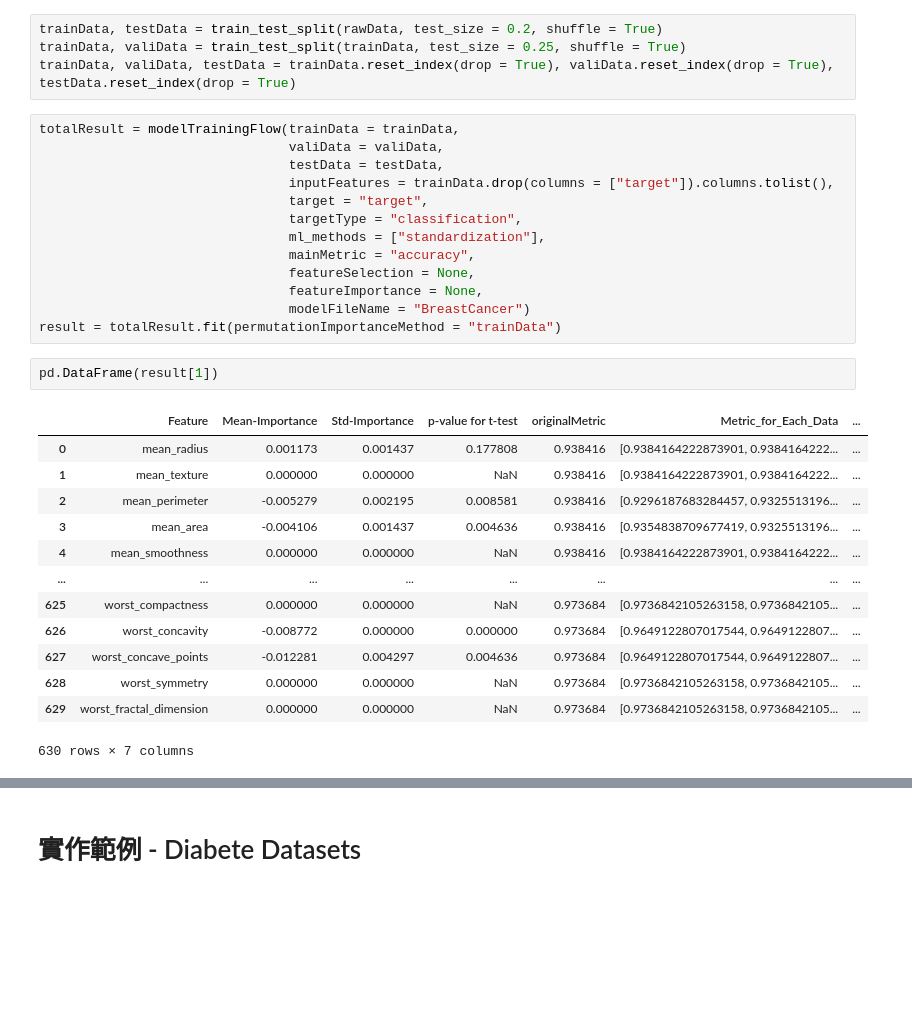
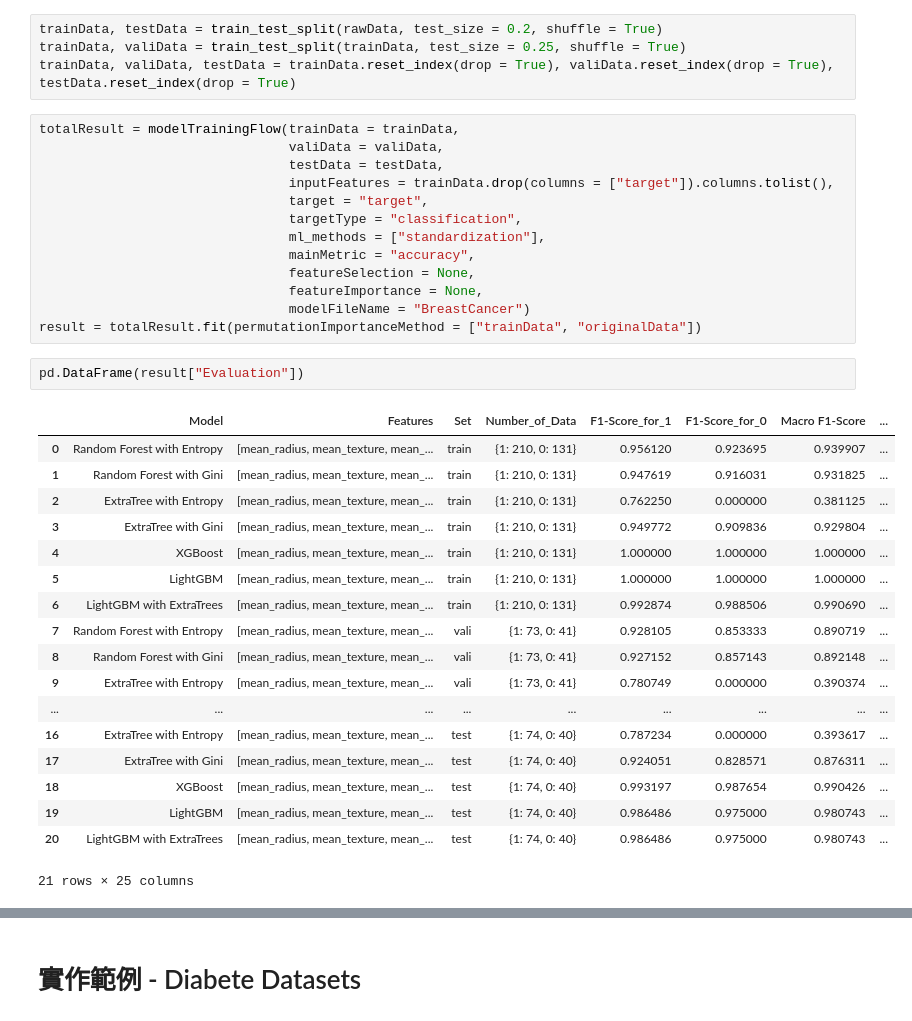
Before and after one commit to Wang-Jian-An/CustomizedAutoML, a Jupyter notebook: Example.ipynb, the cells around one changed output, grey strips where cells are left out. Saved outputs shown, nothing was run; the diff lists cells and outputs as text; blank space fills up the shorter version.

```diff
--- a/Example.ipynb
+++ b/Example.ipynb
@@ -32,20 +32,25 @@ totalResult = modelTrainingFlow(trainData = trainData,
                                 featureSelection = None,
                                 featureImportance = None,
                                 modelFileName = "BreastCancer")
-result = totalResult.fit(permutationImportanceMethod = "trainData")
+result = totalResult.fit(permutationImportanceMethod = ["trainData", "originalData"])
 # %%
-pd.DataFrame(result[1])
+pd.DataFrame(result["Evaluation"])
 # %% [output]
-|  | Feature | Mean-Importance | Std-Importance | p-value for t-test | originalMetric | Metric_for_Each_Data | ... |
-| 0 | mean_radius | 0.001173 | 0.001437 | 0.177808 | 0.938416 | [0.9384164222873901, 0.9384164222... | ... |
-| 1 | mean_texture | 0.000000 | 0.000000 | NaN | 0.938416 | [0.9384164222873901, 0.9384164222... | ... |
-| 2 | mean_perimeter | -0.005279 | 0.002195 | 0.008581 | 0.938416 | [0.9296187683284457, 0.9325513196... | ... |
-| 3 | mean_area | -0.004106 | 0.001437 | 0.004636 | 0.938416 | [0.9354838709677419, 0.9325513196... | ... |
-| 4 | mean_smoothness | 0.000000 | 0.000000 | NaN | 0.938416 | [0.9384164222873901, 0.9384164222... | ... |
-| ... | ... | ... | ... | ... | ... | ... | ... |
-| 625 | worst_compactness | 0.000000 | 0.000000 | NaN | 0.973684 | [0.9736842105263158, 0.9736842105... | ... |
-| 626 | worst_concavity | -0.008772 | 0.000000 | 0.000000 | 0.973684 | [0.9649122807017544, 0.9649122807... | ... |
-| 627 | worst_concave_points | -0.012281 | 0.004297 | 0.004636 | 0.973684 | [0.9649122807017544, 0.9649122807... | ... |
-| 628 | worst_symmetry | 0.000000 | 0.000000 | NaN | 0.973684 | [0.9736842105263158, 0.9736842105... | ... |
-| 629 | worst_fractal_dimension | 0.000000 | 0.000000 | NaN | 0.973684 | [0.9736842105263158, 0.9736842105... | ... |
+|  | Model | Features | Set | Number_of_Data | F1-Score_for_1 | F1-Score_for_0 | Macro F1-Score | ... |
+| 0 | Random Forest with Entropy | [mean_radius, mean_texture, mean_... | train | {1: 210, 0: 131} | 0.956120 | 0.923695 | 0.939907 | ... |
+| 1 | Random Forest with Gini | [mean_radius, mean_texture, mean_... | train | {1: 210, 0: 131} | 0.947619 | 0.916031 | 0.931825 | ... |
+| 2 | ExtraTree with Entropy | [mean_radius, mean_texture, mean_... | train | {1: 210, 0: 131} | 0.762250 | 0.000000 | 0.381125 | ... |
+| 3 | ExtraTree with Gini | [mean_radius, mean_texture, mean_... | train | {1: 210, 0: 131} | 0.949772 | 0.909836 | 0.929804 | ... |
+| 4 | XGBoost | [mean_radius, mean_texture, mean_... | train | {1: 210, 0: 131} | 1.000000 | 1.000000 | 1.000000 | ... |
+| 5 | LightGBM | [mean_radius, mean_texture, mean_... | train | {1: 210, 0: 131} | 1.000000 | 1.000000 | 1.000000 | ... |
+| 6 | LightGBM with ExtraTrees | [mean_radius, mean_texture, mean_... | train | {1: 210, 0: 131} | 0.992874 | 0.988506 | 0.990690 | ... |
+| 7 | Random Forest with Entropy | [mean_radius, mean_texture, mean_... | vali | {1: 73, 0: 41} | 0.928105 | 0.853333 | 0.890719 | ... |
+| 8 | Random Forest with Gini | [mean_radius, mean_texture, mean_... | vali | {1: 73, 0: 41} | 0.927152 | 0.857143 | 0.892148 | ... |
+| 9 | ExtraTree with Entropy | [mean_radius, mean_texture, mean_... | vali | {1: 73, 0: 41} | 0.780749 | 0.000000 | 0.390374 | ... |
+| ... | ... | ... | ... | ... | ... | ... | ... | ... |
+| 16 | ExtraTree with Entropy | [mean_radius, mean_texture, mean_... | test | {1: 74, 0: 40} | 0.787234 | 0.000000 | 0.393617 | ... |
+| 17 | ExtraTree with Gini | [mean_radius, mean_texture, mean_... | test | {1: 74, 0: 40} | 0.924051 | 0.828571 | 0.876311 | ... |
+| 18 | XGBoost | [mean_radius, mean_texture, mean_... | test | {1: 74, 0: 40} | 0.993197 | 0.987654 | 0.990426 | ... |
+| 19 | LightGBM | [mean_radius, mean_texture, mean_... | test | {1: 74, 0: 40} | 0.986486 | 0.975000 | 0.980743 | ... |
+| 20 | LightGBM with ExtraTrees | [mean_radius, mean_texture, mean_... | test | {1: 74, 0: 40} | 0.986486 | 0.975000 | 0.980743 | ... |
-630 rows × 7 columns
+21 rows × 25 columns
```
Also changed, not shown: parts of 10 cells of this notebook.
